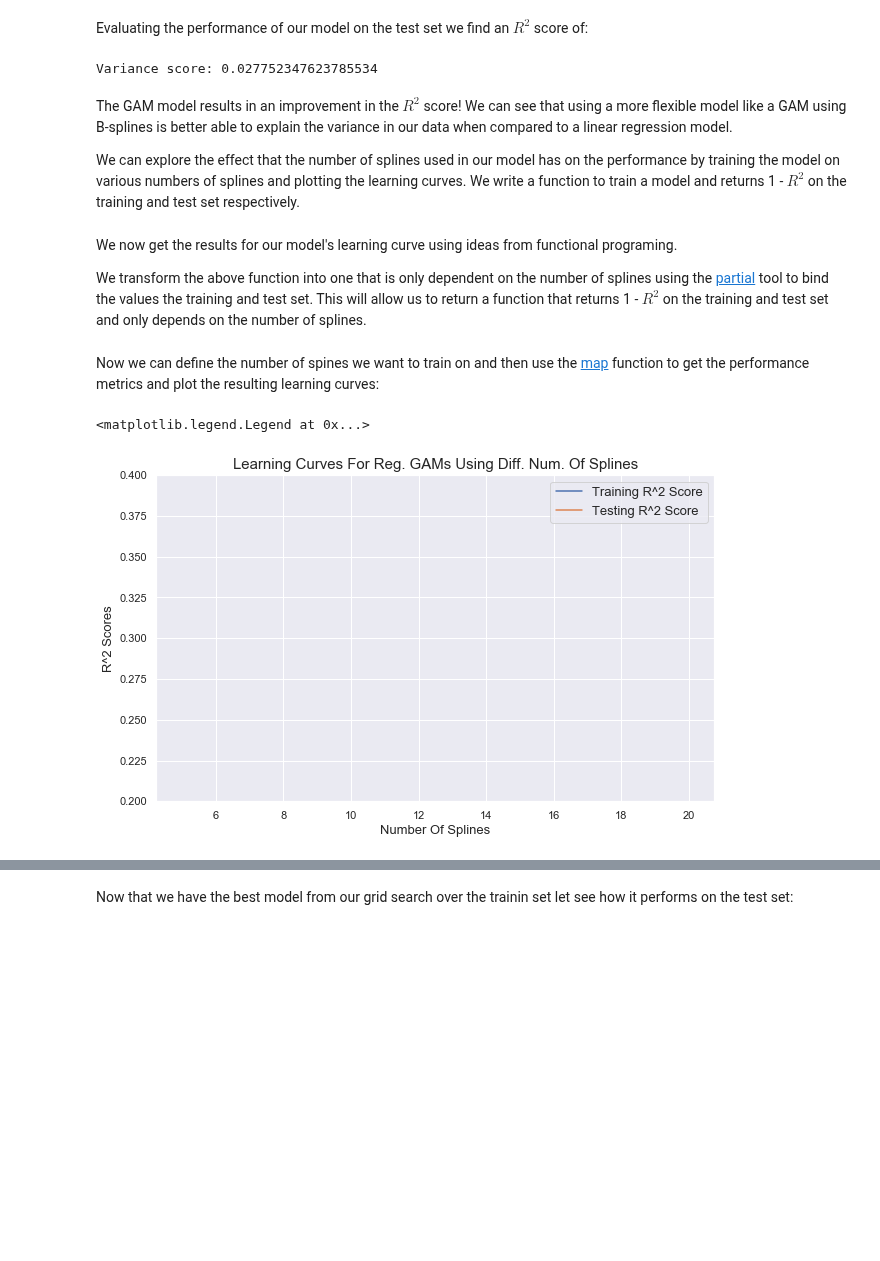
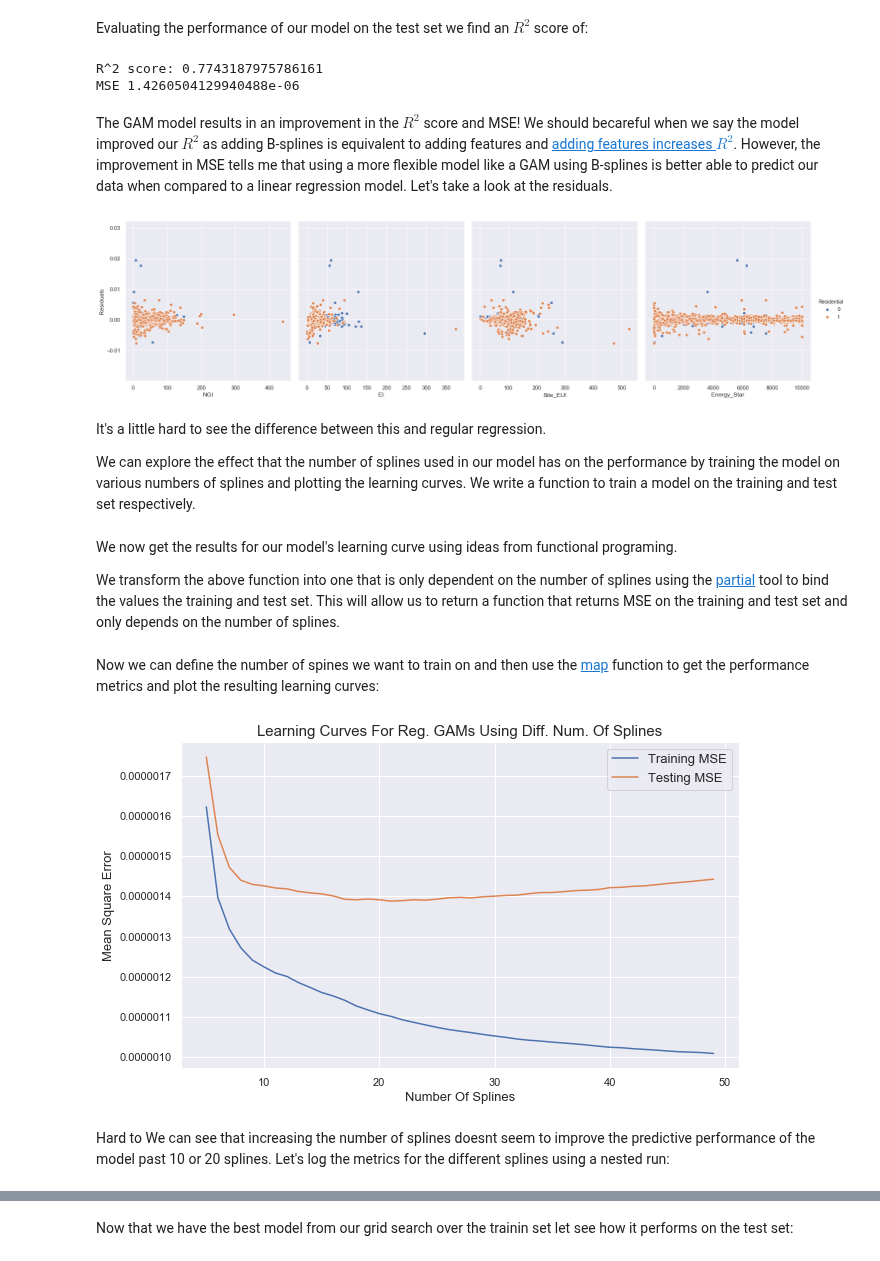
Before and after one commit to mdh266/NYCBuildingEnergyUse, a Jupyter notebook: GreenBuildings3.ipynb, the cells around one changed output, grey strips where cells are left out. Cells and saved outputs as stored; diff of their text form; code cells hidden in the pictures; blank space fills up the shorter version.

```diff
--- a/GreenBuildings3.ipynb
+++ b/GreenBuildings3.ipynb
@@ -187,0 +170,10 @@ We can measure the p-values for coefficents by using Scikit-Learns's <a href="ht
+# %%
+from sklearn.preprocessing   import StandardScaler
+from sklearn.pipeline        import Pipeline
+from sklearn.linear_model    import LinearRegression, Ridge
+from sklearn.metrics         import r2_score, mean_squared_error
+
+pipe = Pipeline([('scaler',StandardScaler()),
+                  ('reg', LinearRegression())])
+
+model = pipe.fit(X_train, y_train)
@@ -246,4 +338,7 @@ from pygam import LinearGAM
 # %% [markdown]
 We can then fit our model using 10 splines and using a grid search:
 # %%
-gam = LinearGAM(n_splines=10).fit(X_train, y_train)
+pipe2 = Pipeline([('scaler',StandardScaler()),
+                  ('gam',  LinearGAM(n_splines=10))])
+
+gam   = pipe2.fit(X_train, y_train)
@@ -275,15 +348,33 @@ Evaluating the performance of our model on the test set we find an $R^{2}$ score
 y_pred = gam.predict(X_test)
 
 # Explained variance score:
-print("Variance score: {}".format(r2_score(y_test, y_pred)))
+print("R^2 score: {}".format(r2_score(y_test, y_pred)))
+print("MSE {}".format(mean_squared_error(y_test, y_pred)))
 # %% [output]
-Variance score: 0.027752347623785534
+R^2 score: 0.7743187975786161
+MSE 1.4260504129940488e-06
+# %% [markdown]
+The GAM model results in an improvement in the $R^2$ score and MSE!  We should becareful when we say the model improved our $R^2$ as adding B-splines is equivalent to adding features and [adding features increases $R^{2}$](https://stats.stackexchange.com/questions/133089/why-does-adding-more-terms-into-a-linear-model-always-increase-the-r-squared-val).  However, the improvement in MSE tells me that using a more flexible model like a GAM using B-splines is better able to predict our data when compared to a linear regression model.  Let's take a look at the residuals.
+# %%
+f = plot_residuals(X_test = X_test,
+                   y_test = y_test,
+                   y_pred = y_pred)
+
+f.savefig("resid.png")
+# %% [output]
+[figure, added]
 # %% [markdown]
-The GAM model results in an improvement in the $R^2$ score!  We can see that using a more flexible model like a GAM using B-splines is better able to explain the variance in our data when compared to a linear regression model.
+It's a little hard to see the difference between this and regular regression.
 
-We can explore the effect that the number of splines used in our model has on the performance by training the model on various numbers of splines and plotting the learning curves.  We write a function to train a model and returns 1 - $R^2$ on the training and test set respectively.
+We can explore the effect that the number of splines used in our model has on the performance by training the model on various numbers of splines and plotting the learning curves.  We write a function to train a model  on the training and test set respectively.
 # %%
-def train_gam_full(X_train, y_train, X_test, y_test, n_splines):
+def train_gam_full(
+    X_train   : pd.DataFrame,
+    y_train   : pd.Series,
+    X_test    : pd.DataFrame,
+    y_test    : pd.Series,
+    n_splines : int
+) -> tuple:
     """
     Trains a linear GAM model and returns performance on training and test sets.
 
@@ -297,17 +388,17 @@ def train_gam_full(X_train, y_train, X_test, y_test, n_splines):
 
     :returns:
     --------
-    The tupple of (1-R^2) for the training and test set respectively.
+    The tupple of (MSE) for the training and test set respectively.
 
     """
     model   = LinearGAM(n_splines=n_splines).fit(X_train, y_train)
     y_pred  = model.predict(X_train)
     y_pred2 = model.predict(X_test)
 
-    return 1-r2_score(y_train, y_pred), 1-r2_score(y_test, y_pred2)
+    return mean_squared_error(y_train, y_pred), mean_squared_error(y_test, y_pred2)
 # %% [markdown]
 We now get the results for our model's learning curve using ideas from functional programing.
 
-We transform the above function into one that is only dependent on the number of splines using the <a href="https://docs.python.org/2/library/functools.html">partial</a> tool to bind the values the training and test set.  This will allow us to return a function that returns 1 - $R^2$ on the training and test set and only depends on the number of splines.
+We transform the above function into one that is only dependent on the number of splines using the <a href="https://docs.python.org/2/library/functools.html">partial</a> tool to bind the values the training and test set.  This will allow us to return a function that returns MSE on the training and test set and only depends on the number of splines.
 # %%
 from functools import partial
@@ -316,20 +407,23 @@ train_gam = partial(train_gam_full, X_train, y_train, X_test, y_test)
 Now we can define the number of spines we want to train on and then use the <a href="http://book.pythontips.com/en/latest/map_filter.html">map</a> function to get the performance metrics and plot the resulting learning curves:
 # %%
 # defined the
-n_splines = range(5,21)
+n_splines = range(5,50)
 
 # get the r2 values
-r2_train, r2_test = zip(*map(train_gam, n_splines))
+mse_train, mse_test = zip(*map(train_gam, n_splines))
 # %%
 # plot the learning curves
 plt.figure(figsize=(10,6))
-plt.plot(n_splines, r2_train, label="Training R^2 Score")
-plt.plot(n_splines, r2_test,  label="Testing R^2 Score")
-plt.ylabel("R^2 Scores",fontsize=13)
+plt.plot(n_splines, mse_train, label="Training MSE")
+plt.plot(n_splines, mse_test,  label="Testing MSE")
+plt.ylabel("Mean Square Error",fontsize=13)
 plt.xlabel("Number Of Splines",fontsize=13)
-plt.ylim([0.2,0.4])
+# plt.ylim([0.2,0.4])
 plt.title("Learning Curves For Reg. GAMs Using Diff. Num. Of Splines", fontsize=15)
 plt.legend(fontsize=13)
+
+plt.savefig("GAM_Learning_Curve.png")
 # %% [output]
-<matplotlib.legend.Legend at 0x...>
-[figure, old version]
+[figure, new version]
+# %% [markdown]
+Hard to We can see that increasing the number of splines doesnt seem to improve the predictive performance of the model past 10 or 20 splines. Let's log the metrics for the different splines using a nested run:
```
Also changed, not shown: parts of 114 cells of this notebook, 1 other file.
